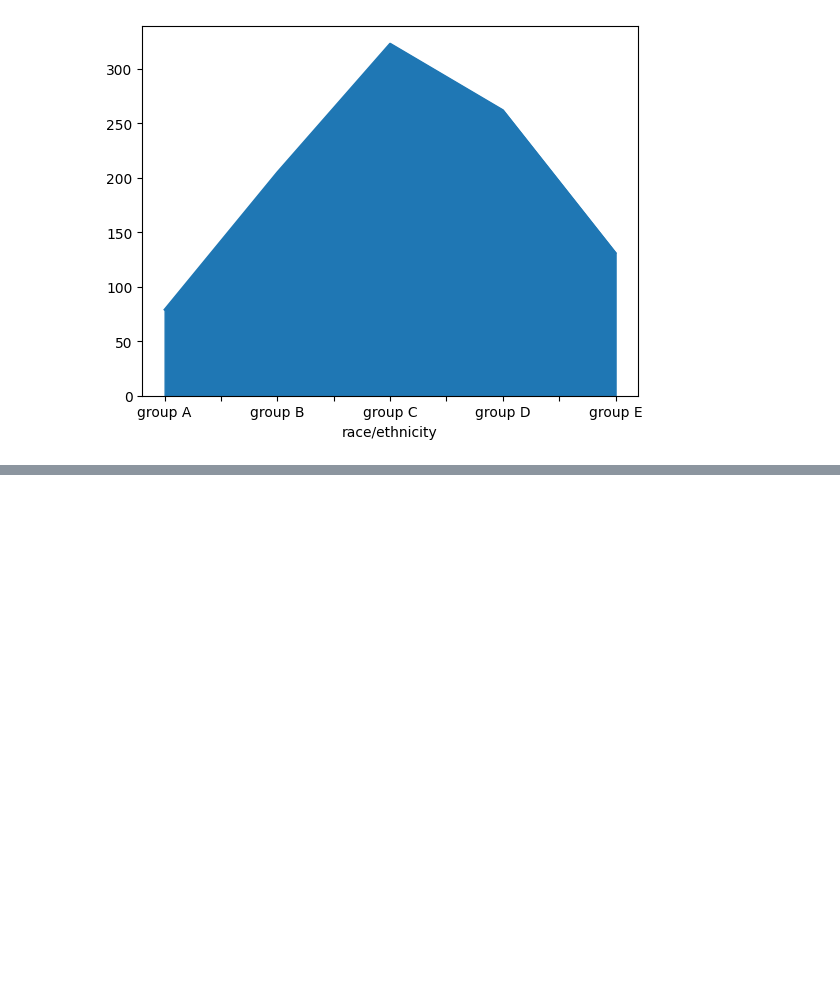
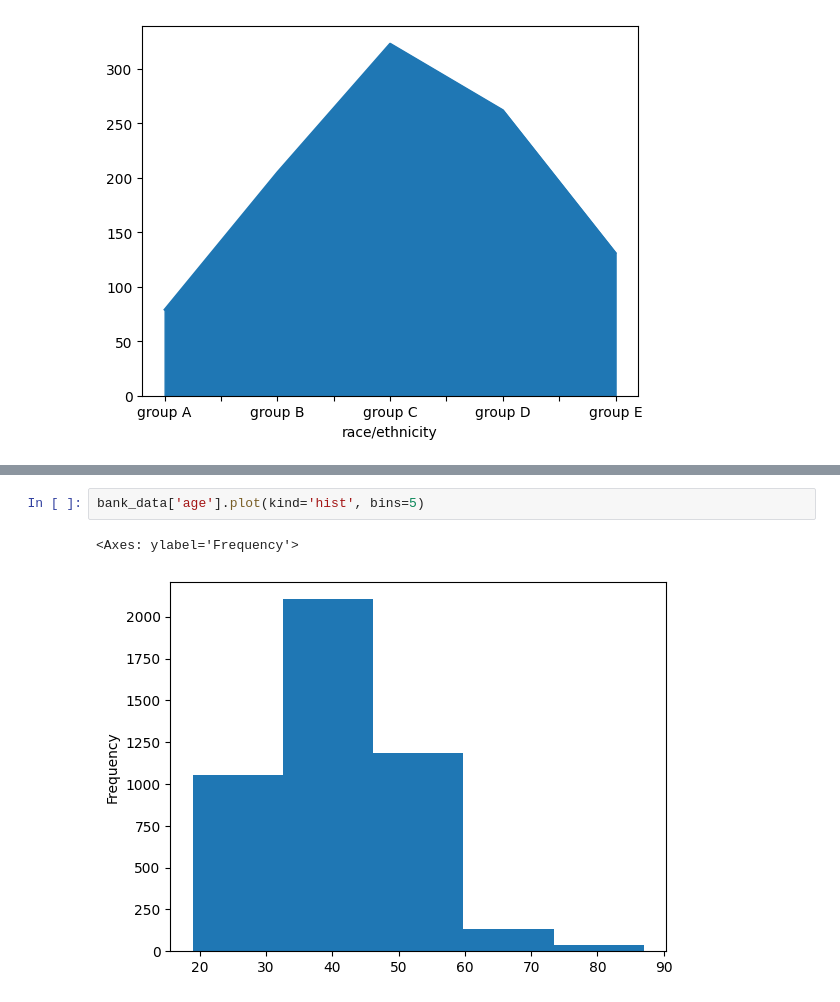
Before and after one commit to crixtiam/python-begginers, a Jupyter notebook: json-database/analisis_datos_pd.ipynb, the cells around one changed output, grey strips where cells are left out. Drawn from its saved outputs; the diff is of its cells as text; blank space fills up the shorter version.

```diff
--- a/json-database/analisis_datos_pd.ipynb
+++ b/json-database/analisis_datos_pd.ipynb
@@ -343,0 +518,5 @@ sg.plot(kind='area')
+# %%
+bank_data['age'].plot(kind='hist', bins=5)
+# %% [output]
+<Axes: ylabel='Frequency'>
+[figure, added]
```
Also changed, not shown: parts of 20 cells of this notebook.
